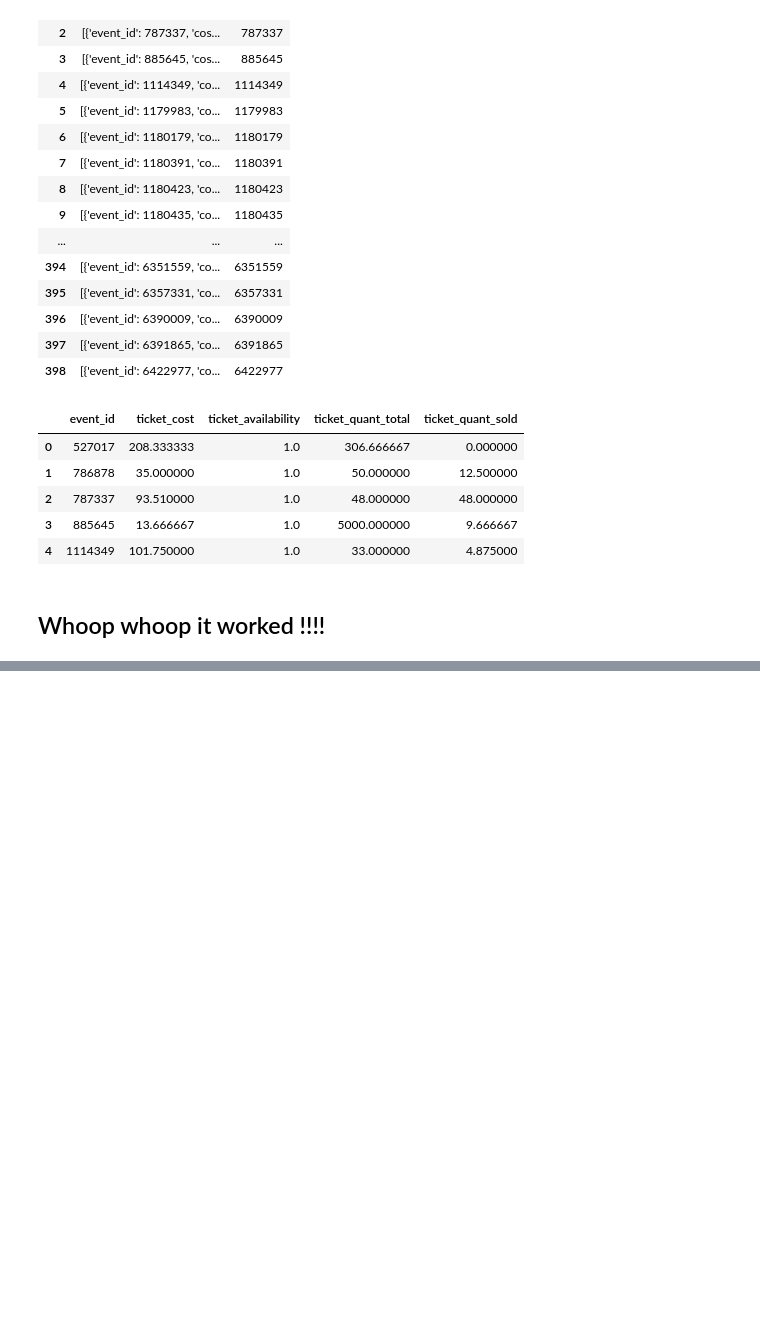
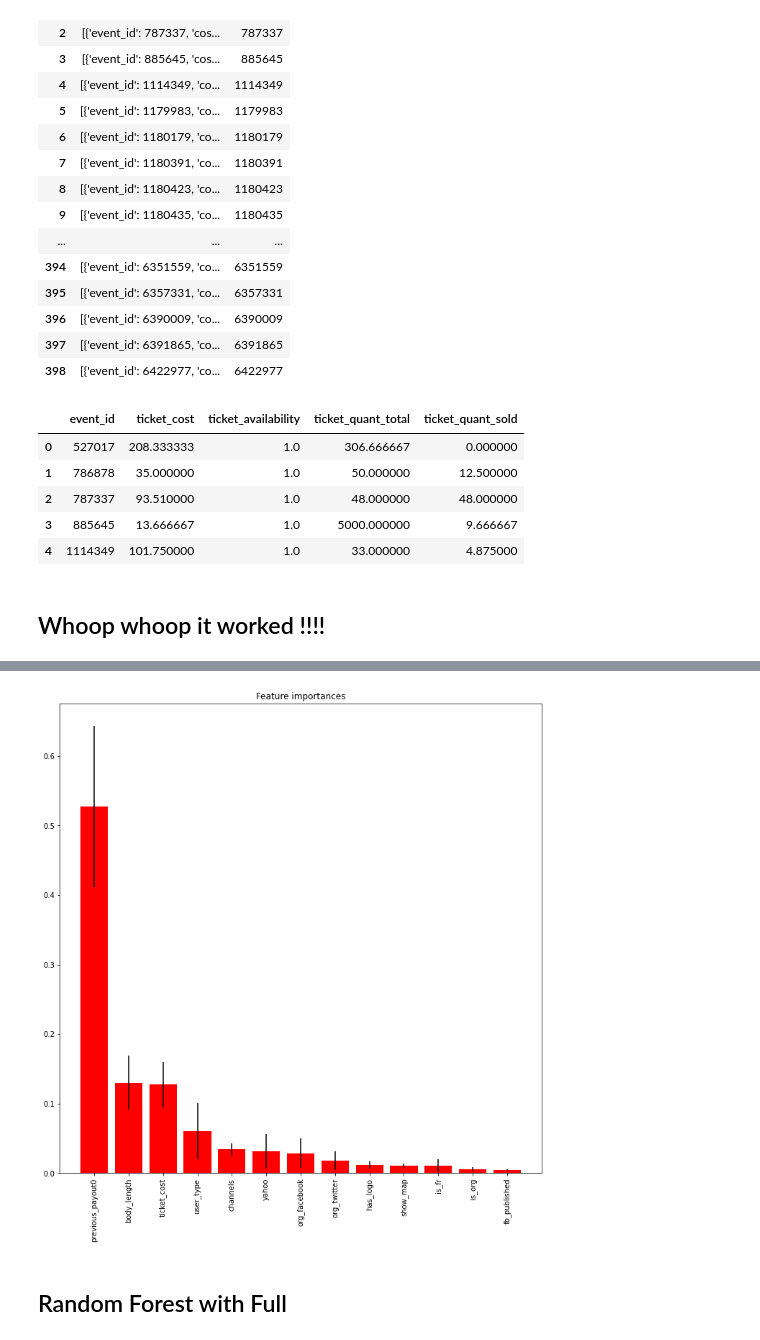
Before and after one commit to gverploeg/Fraud_Detection-, a Jupyter notebook: Grant_fraud_notebook_2.ipynb, the cells around one changed output, grey strips where cells are left out. Cells and saved outputs as stored; diff of their text form; code cells hidden in the pictures; blank space fills up the shorter version.

Commit message:
added model file

```diff
--- a/Grant_fraud_notebook_2.ipynb
+++ b/Grant_fraud_notebook_2.ipynb
@@ -820,0 +843,2 @@ result1.to_csv('data/fraud_data.csv')
+# %%
+feat_df = pd.read_csv('data/final_features_with_Grant.csv')
@@ -820,0 +932,10 @@ result1.to_csv('data/fraud_data.csv')
+# %%
+X = feat_df[['body_length', 'channels', 'fb_published', 'has_logo',
+       'org_facebook', 'org_twitter', 'show_map', 'user_type',
+             'previous_payout0', 'yahoo', 'is_fr', 'is_org',
+       'ticket_cost']].values
+
+y = feat_df['Label'].values
+
+logit_model = Logit(y, X).fit()
+print(logit_model.summary2())
@@ -820,0 +1028,27 @@ result1.to_csv('data/fraud_data.csv')
+# %%
+from sklearn import ensemble
+
+column_names = feat_df[['body_length', 'channels', 'fb_published', 'has_logo',
+       'org_facebook', 'org_twitter', 'show_map', 'user_type',
+             'previous_payout0', 'yahoo', 'is_fr', 'is_org',
+       'ticket_cost']]
+
+feature_name = column_names.columns.values
+
+
+model = RandomForestClassifier(bootstrap=False, max_depth=100, max_features='sqrt',
+                       n_estimators=500, n_jobs=-1, verbose=1)
+model.fit(X, y)
+
+#plot imp
+importance = model.feature_importances_
+std = np.std([tree.feature_importances_ for tree in model.estimators_],axis=0)
+indices = np.argsort(importance)[::-1][:20]
+
+plt.figure(figsize=(12,12))
+plt.title("Feature importances")
+plt.bar(range(len(indices)), importance[indices], color="r", yerr=std[indices], align="center")
+plt.xticks(range(len(indices)), feature_name[indices], rotation='vertical')
+plt.xlim([-1, len(indices)])
+plt.show()
+# %% [output]
@@ -820,0 +1060,3 @@ result1.to_csv('data/fraud_data.csv')
+[figure, added]
+# %% [markdown]
+## Random Forest with Full
```
Also changed, not shown: parts of 26 cells of this notebook.
